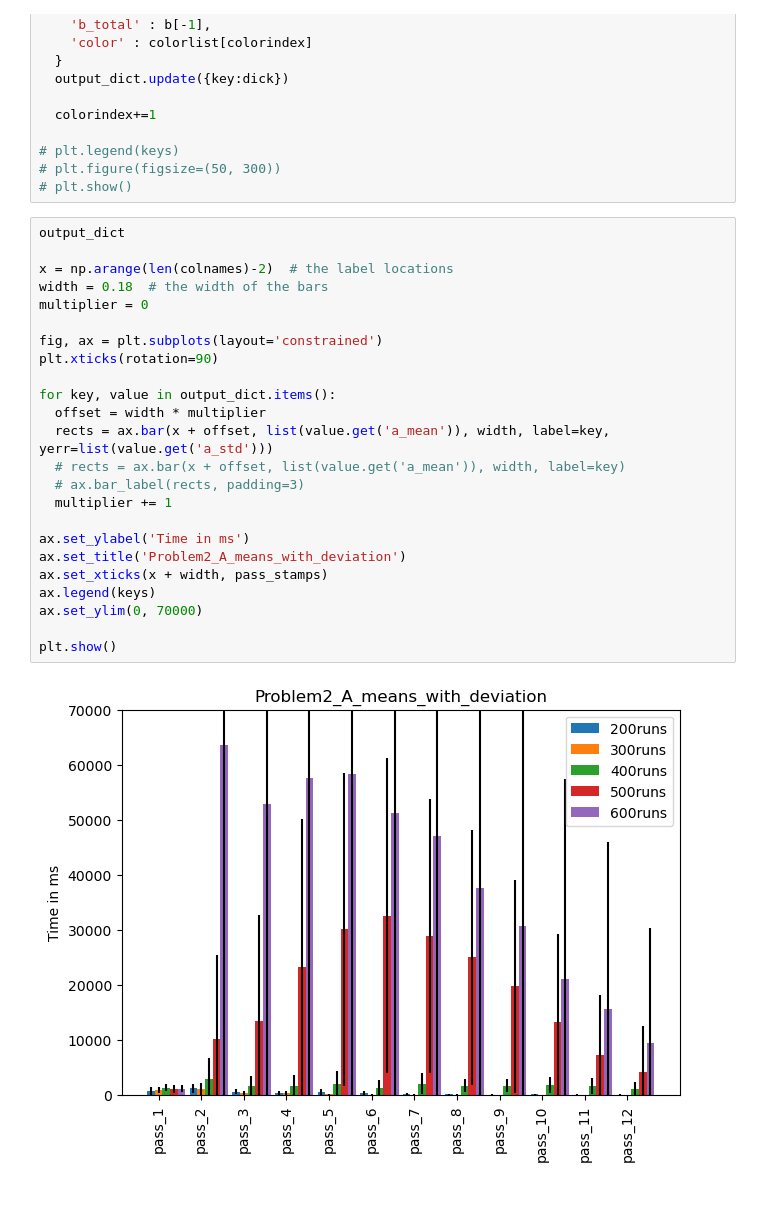
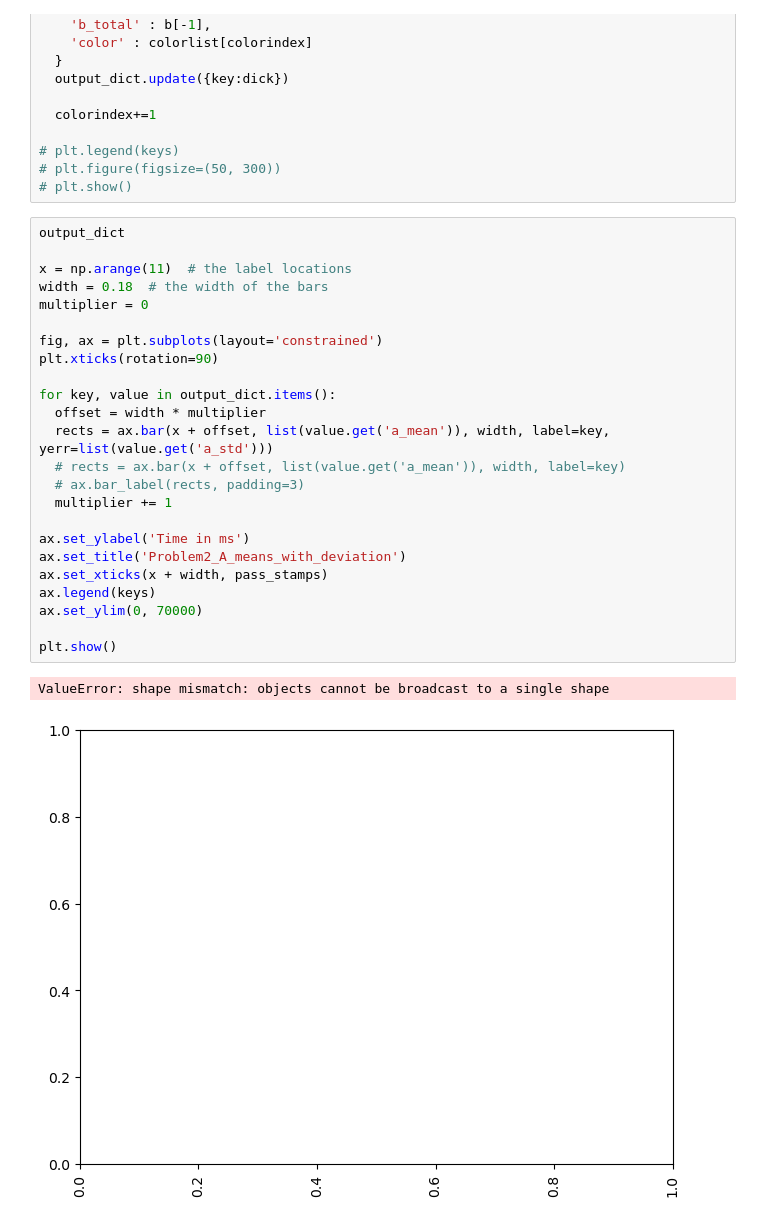
Before and after one commit to BeToast/sharedCfiles, a Jupyter notebook: tableAndGraphs.ipynb, the cells around one changed output. Saved outputs shown, nothing was run; the diff lists cells and outputs as text.

```diff
--- a/tableAndGraphs.ipynb
+++ b/tableAndGraphs.ipynb
@@ -80,26 +80,27 @@ for key in keys:
 # %%
 output_dict
 
-x = np.arange(len(colnames)-2)  # the label locations
+x = np.arange(11)  # the label locations
 width = 0.18  # the width of the bars
 multiplier = 0
 
 fig, ax = plt.subplots(layout='constrained')
 plt.xticks(rotation=90)
 
 for key, value in output_dict.items():
   offset = width * multiplier
   rects = ax.bar(x + offset, list(value.get('a_mean')), width, label=key, yerr=list(value.get('a_std')))
   # rects = ax.bar(x + offset, list(value.get('a_mean')), width, label=key)
   # ax.bar_label(rects, padding=3)
   multiplier += 1
 
 ax.set_ylabel('Time in ms')
 ax.set_title('Problem2_A_means_with_deviation')
 ax.set_xticks(x + width, pass_stamps)
 ax.legend(keys)
 ax.set_ylim(0, 70000)
 
 plt.show()
 # %% [output]
+ValueError: shape mismatch: objects cannot be broadcast to a single shape
-[figure, old version]
+[figure, new version]
```
Also changed, not shown: parts of 6 cells of this notebook.
